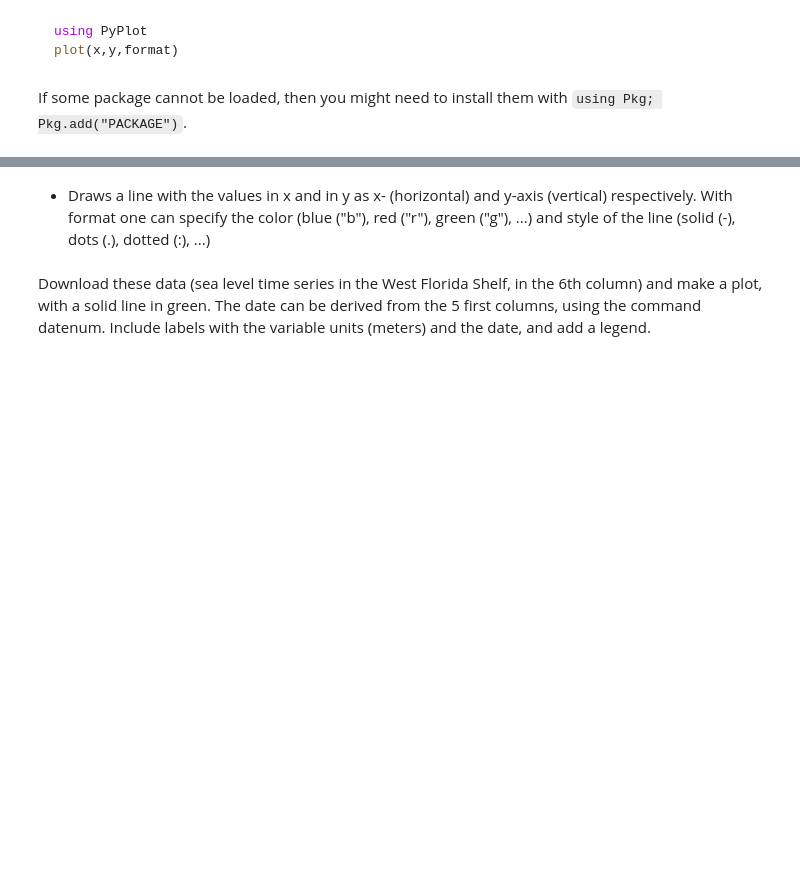
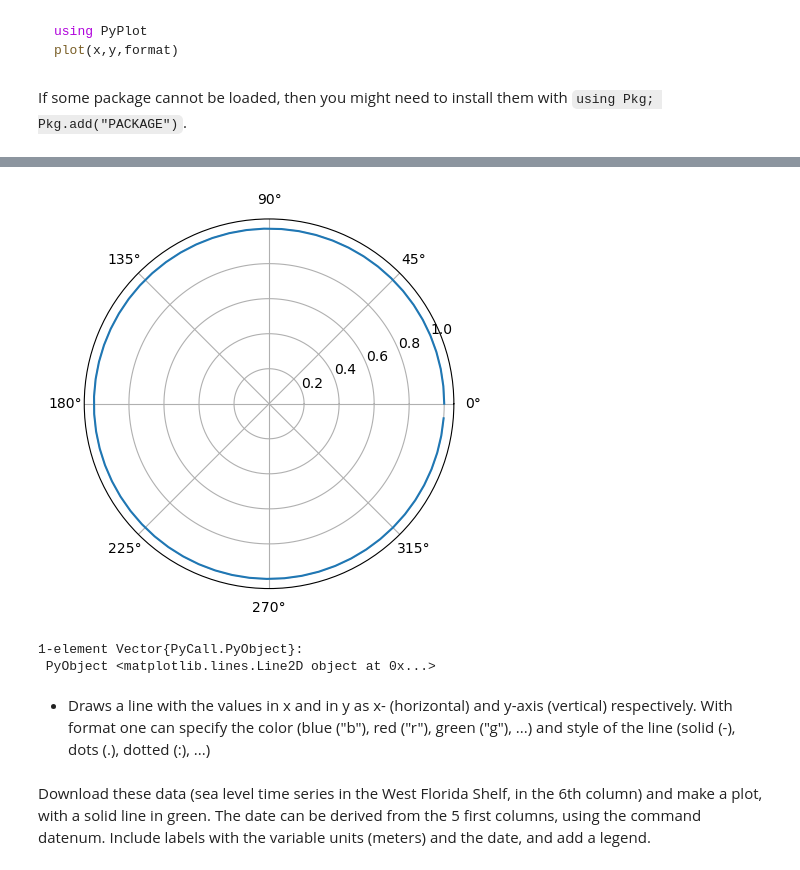
Before and after one commit to Alexander-Barth/JuliaTutorial, a Jupyter notebook: JuliaPlotting.ipynb, the cells around one changed output, grey strips where cells are left out. Drawn from its saved outputs; the diff is of its cells as text; code cells hidden in the pictures; blank space fills up the shorter version.

```diff
--- a/JuliaPlotting.ipynb
+++ b/JuliaPlotting.ipynb
@@ -24,3 +45,11 @@ ylabel("temp");
+# %%
+theta = 0:0.1:2*pi
+r = ones(size(theta))
+polar(theta,r)
+# %% [output]
+[figure, added]
+1-element Vector{PyCall.PyObject}:
+ PyObject <matplotlib.lines.Line2D object at 0x...>
 # %% [markdown]
 * Draws a line with the values in x and in y as x- (horizontal) and y-axis (vertical) respectively. With format one can specify the color (blue ("b"), red ("r"), green ("g"), ...) and style of the line (solid (-), dots (.), dotted (:), ...)
 # %% [markdown]
```
Also changed, not shown: parts of 8 cells of this notebook, 10 other files.
